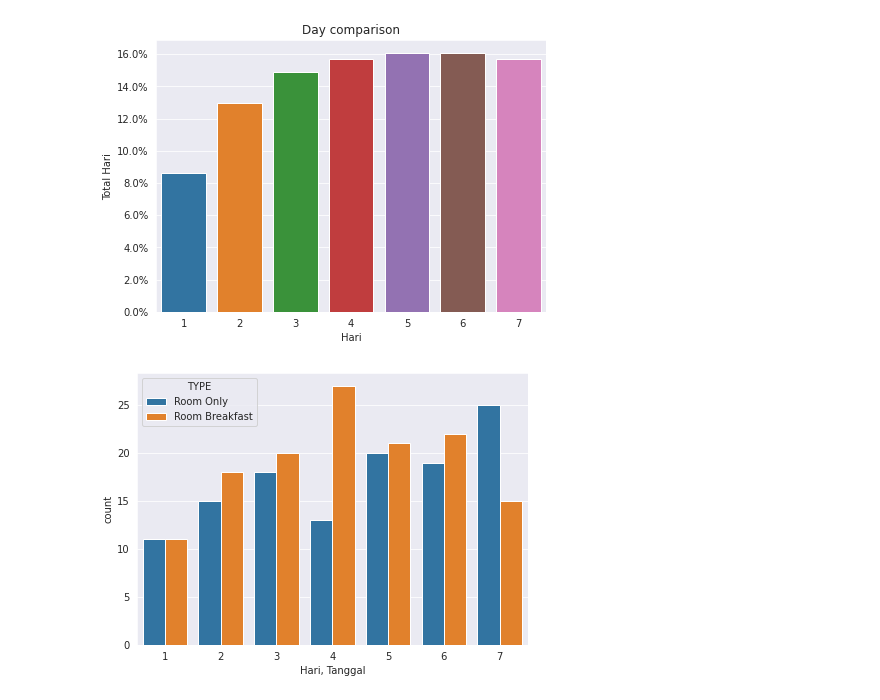
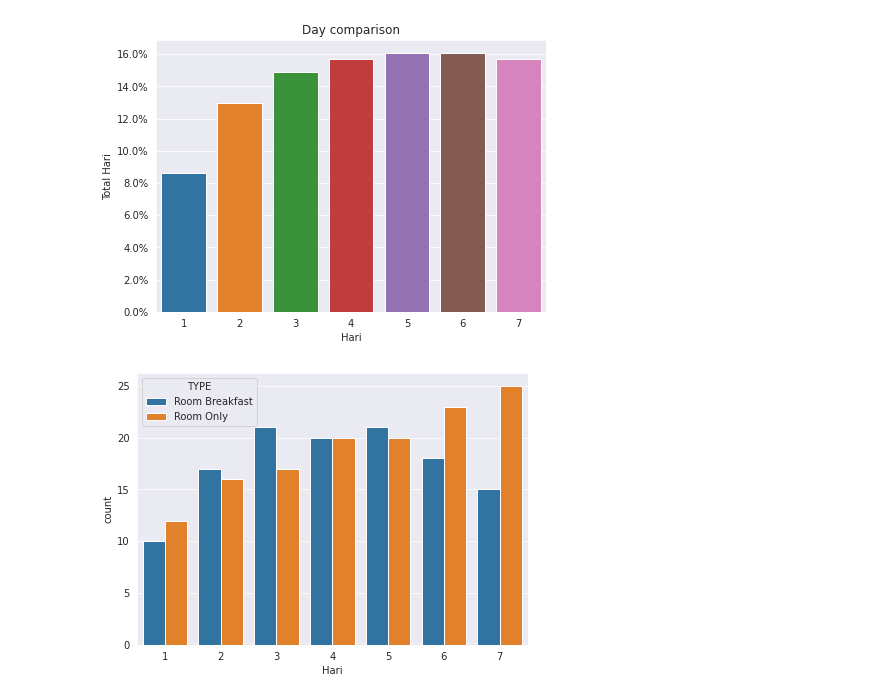
Before and after one commit to KurniaKhaikal/EDA_MYDORMYHOSTELUMM, a Jupyter notebook: EDA_MyDormyHostelUMM.ipynb, the cells around one changed output. Saved outputs shown, nothing was run; the diff lists cells and outputs as text; code cells hidden in the pictures.

```diff
--- a/EDA_MyDormyHostelUMM.ipynb
+++ b/EDA_MyDormyHostelUMM.ipynb
@@ -16,9 +27,7 @@ import matplotlib.ticker as mtick
 
 pd.options.display.max_columns = None
 # %%
-## Importing Data
-data = pd.read_csv('/content/NewData_Mei (1).csv')
+data = pd.read_csv('/content/NewData_Juli.csv')
 
-## Show the first 5 rows of Data
 data.head(10)
 # %% [output]
@@ -189,6 +205,6 @@ plot(x,y, x_label='Hari', y_label='Total Hari', title='Day comparison')
 [figure]
 # %%
 plt.subplots(figsize=(7,5))
-sns.countplot(x='Hari, Tanggal', hue='TYPE',  data=df_not_canceled);
+sns.countplot(x='Hari', hue='TYPE',  data=df_not_canceled);
 # %% [output]
-[figure, old version]
+[figure, new version]
```
Also changed, not shown: parts of 13 cells of this notebook.
